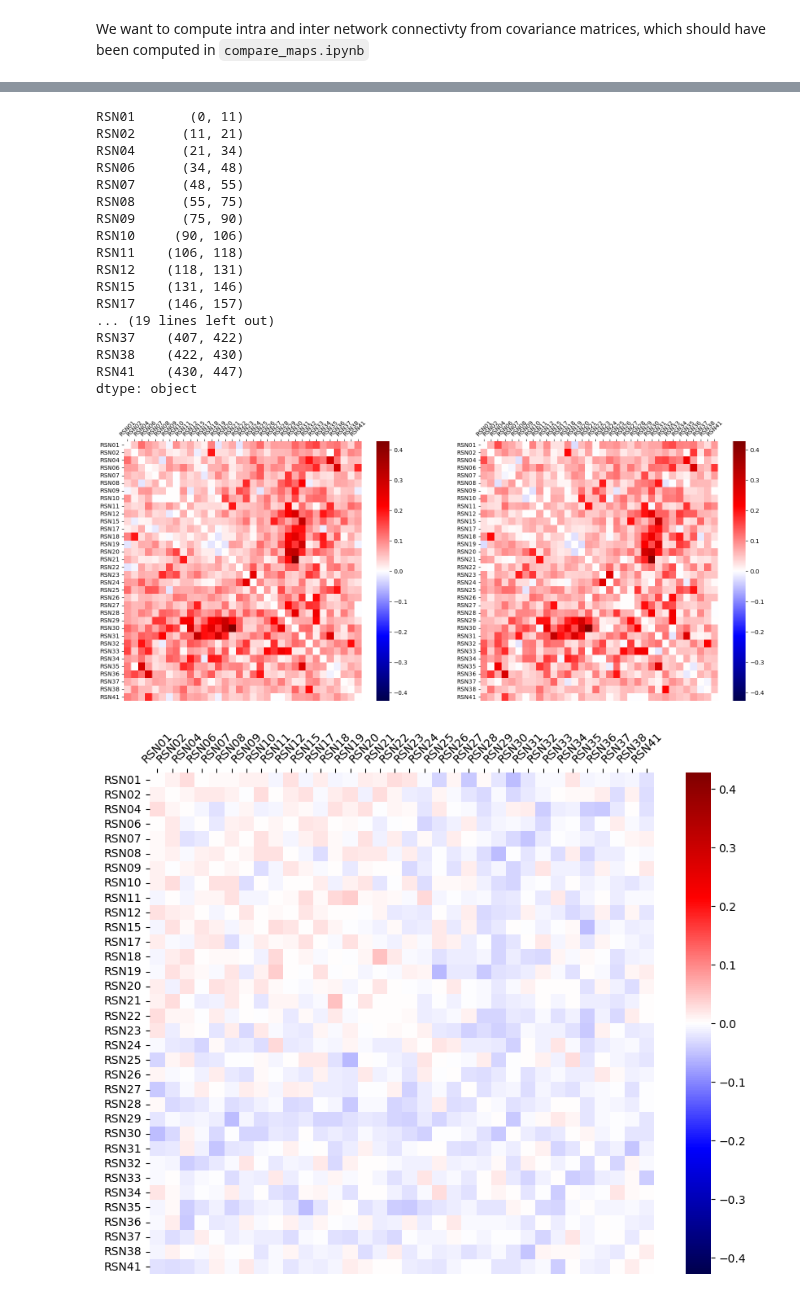
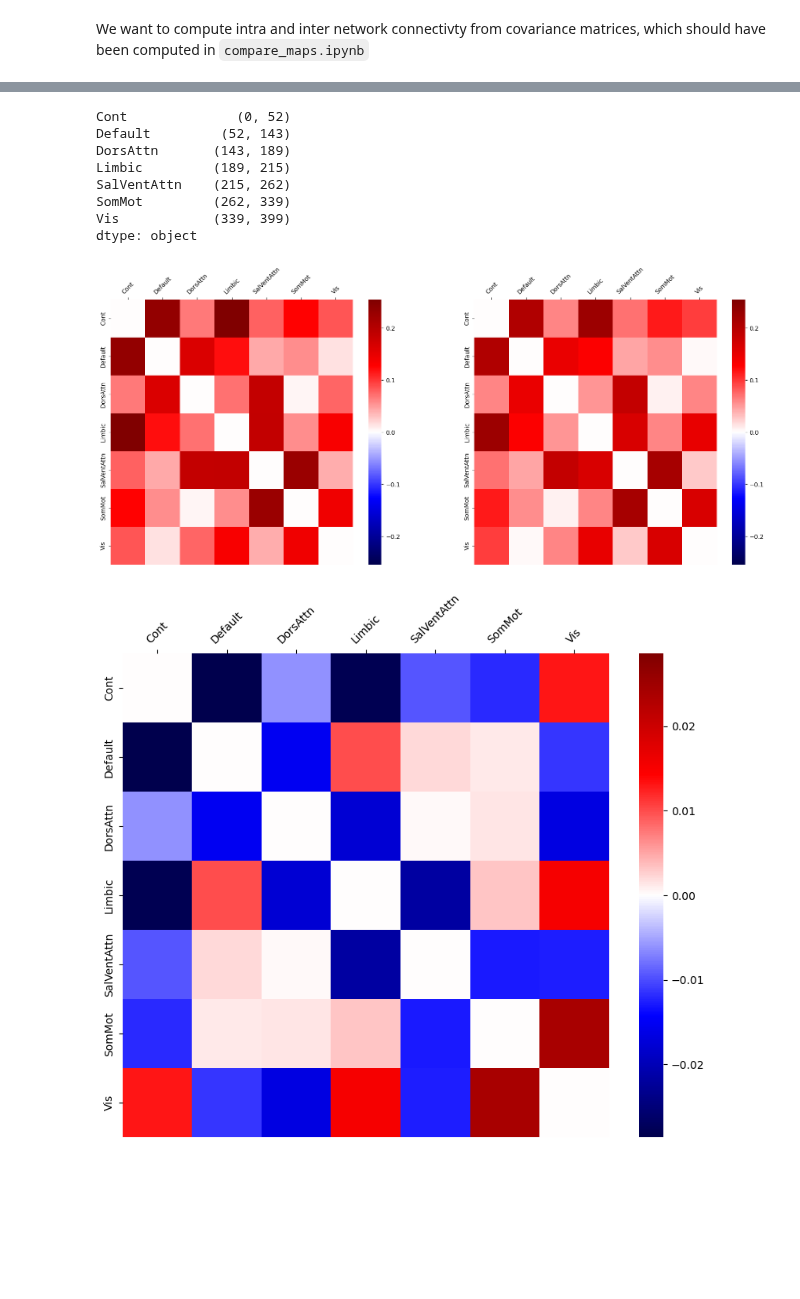
Before and after one commit to jonathan-legrand/bold-dementia, a Jupyter notebook: notebooks/network_analysis.ipynb, the cells around one changed output, grey strips where cells are left out. Saved outputs shown, nothing was run; the diff lists cells and outputs as text; code cells hidden in the pictures; blank space fills up the shorter version.

Commit message:
Ajust span

```diff
--- a/notebooks/network_analysis.ipynb
+++ b/notebooks/network_analysis.ipynb
@@ -20,7 +20,7 @@ from bold_dementia.connectivity.atlases import Atlas
 from bold_dementia.connectivity.histograms import fast_hist
 from bold_dementia.utils.iterables import unique, itersize
 
-ATLAS = "rsn41"
+ATLAS = "schaeffer"
 SOFT = False
 matrices_path = Path(
     f"{config['data_dir']}/output/connectivity/atlas-{ATLAS}_strategy-high_pass-motion-wm_csf_motion-full_wm_csf-basic"
@@ -100,22 +100,13 @@ network_to_idx = pd.Series(dict(zip(
 )))
 network_to_idx
 # %% [output]
-RSN01       (0, 11)
-RSN02      (11, 21)
-RSN04      (21, 34)
-RSN06      (34, 48)
-RSN07      (48, 55)
-RSN08      (55, 75)
-RSN09      (75, 90)
-RSN10     (90, 106)
-RSN11    (106, 118)
-RSN12    (118, 131)
-RSN15    (131, 146)
-RSN17    (146, 157)
-... (19 lines left out)
-RSN37    (407, 422)
-RSN38    (422, 430)
-RSN41    (430, 447)
+Cont              (0, 52)
+Default         (52, 143)
+DorsAttn       (143, 189)
+Limbic         (189, 215)
+SalVentAttn    (215, 262)
+SomMot         (262, 339)
+Vis            (339, 399)
 dtype: object
 # %%
 AD_nnc = network_to_network_connectivity(AD, network_to_idx)
@@ -143,23 +134,23 @@ ax2.xaxis.tick_top()
 
 plt.show()
 # %% [output]
-[figure, old version]
+[figure, new version]
 # %%
 diff = control_nnc_mat - AD_nnc_mat
 dspan = np.max(abs(diff))
 
 try:
     heat_kwargs.pop("vmin")
     heat_kwargs.pop("vmax")
 except KeyError:
     pass
 
 plt.subplots(1, 1, figsize=(10, 8))
-ax = sns.heatmap(diff, vmin=-span,vmax=span, **heat_kwargs)
+ax = sns.heatmap(diff, vmin=-dspan, vmax=dspan, **heat_kwargs)
 ax.xaxis.tick_top()
 ax.tick_params(axis="x", labelrotation=45)
 # %% [output]
-[figure, old version]
+[figure, new version]
 # %%
 plt.hist(diff.flatten(), histtype="step")
 # %% [output]
```
Also changed, not shown: parts of 4 cells of this notebook.
